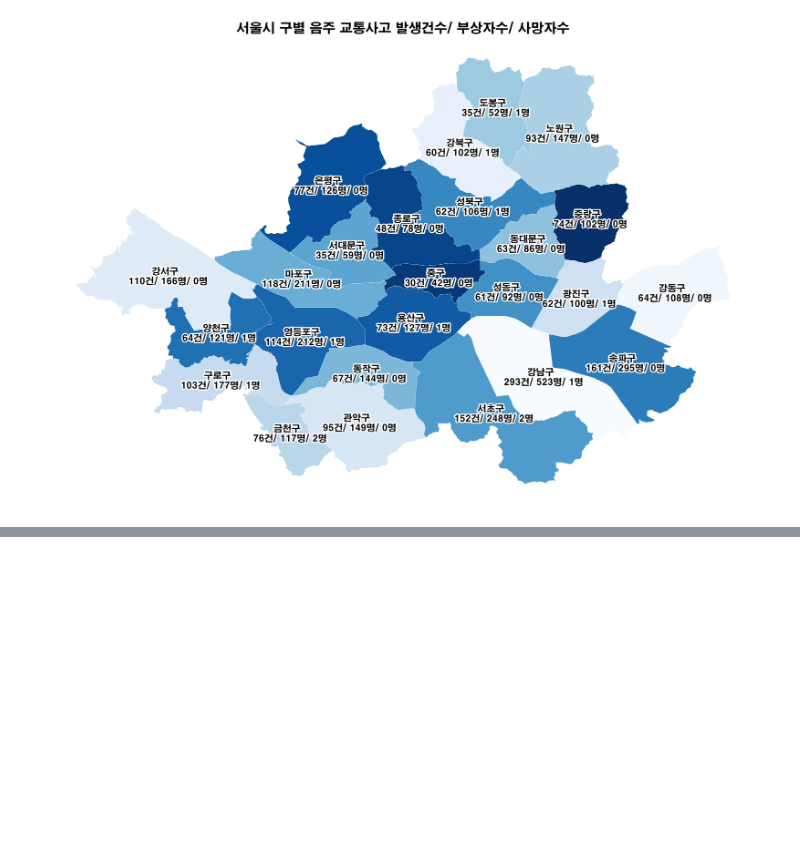
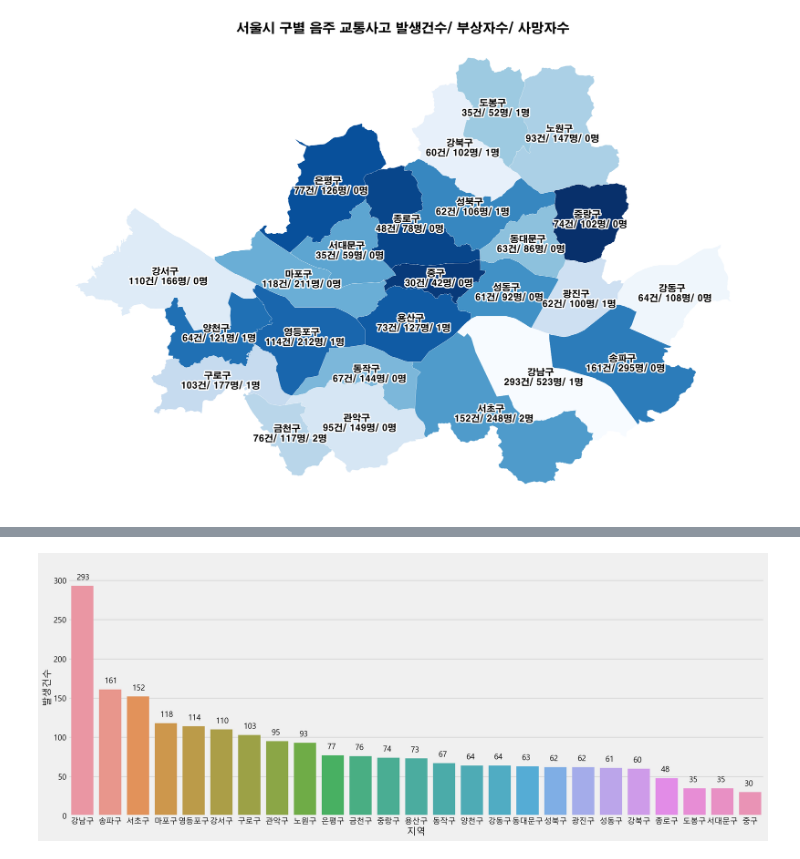
Before and after one commit to jeonprize/Accident, a Jupyter notebook: acl_accident.ipynb, the cells around one changed output, grey strips where cells are left out. Cells and saved outputs as stored; diff of their text form; code cells hidden in the pictures; blank space fills up the shorter version.

```diff
--- a/acl_accident.ipynb
+++ b/acl_accident.ipynb
@@ -333,0 +338,5 @@ plt.show()
+# %%
+seoul_df["발생건수"] = seoul_df["발생건수"].astype(int)
+seoul_df["음주운전 발생비율 (%)"] = (seoul_df["발생건수"]/2190) * 100 # 2190: 19년에 서울시에서 발생한 음주 교통사고 수
+seoul_df = seoul_df.round(2)
+seoul_df.head()
@@ -333,0 +350,9 @@ plt.show()
+# %%
+plt.style.use("default")
+# %%
+plt.rc("font",family="Malgun Gothic")
+plt.rc("axes",unicode_minus=False)
+plt.style.use("fivethirtyeight")
+# %%
+seoul_df = seoul_df.sort_values(by=["발생건수"],ascending=False)
+seoul_df.head()
@@ -333,0 +366,10 @@ plt.show()
+# %%
+plt.figure(figsize=(20,8))
+plt.ylim(0, 330)
+sns.barplot(data = seoul_df, x = '지역', y = '발생건수')
+
+for index, value in enumerate(seoul_df["발생건수"]):
+    plt.text(index-0.2,value+8,value)
+plt.show()
+# %% [output]
+[figure, added]
```
Also changed, not shown: parts of 4 cells of this notebook.
